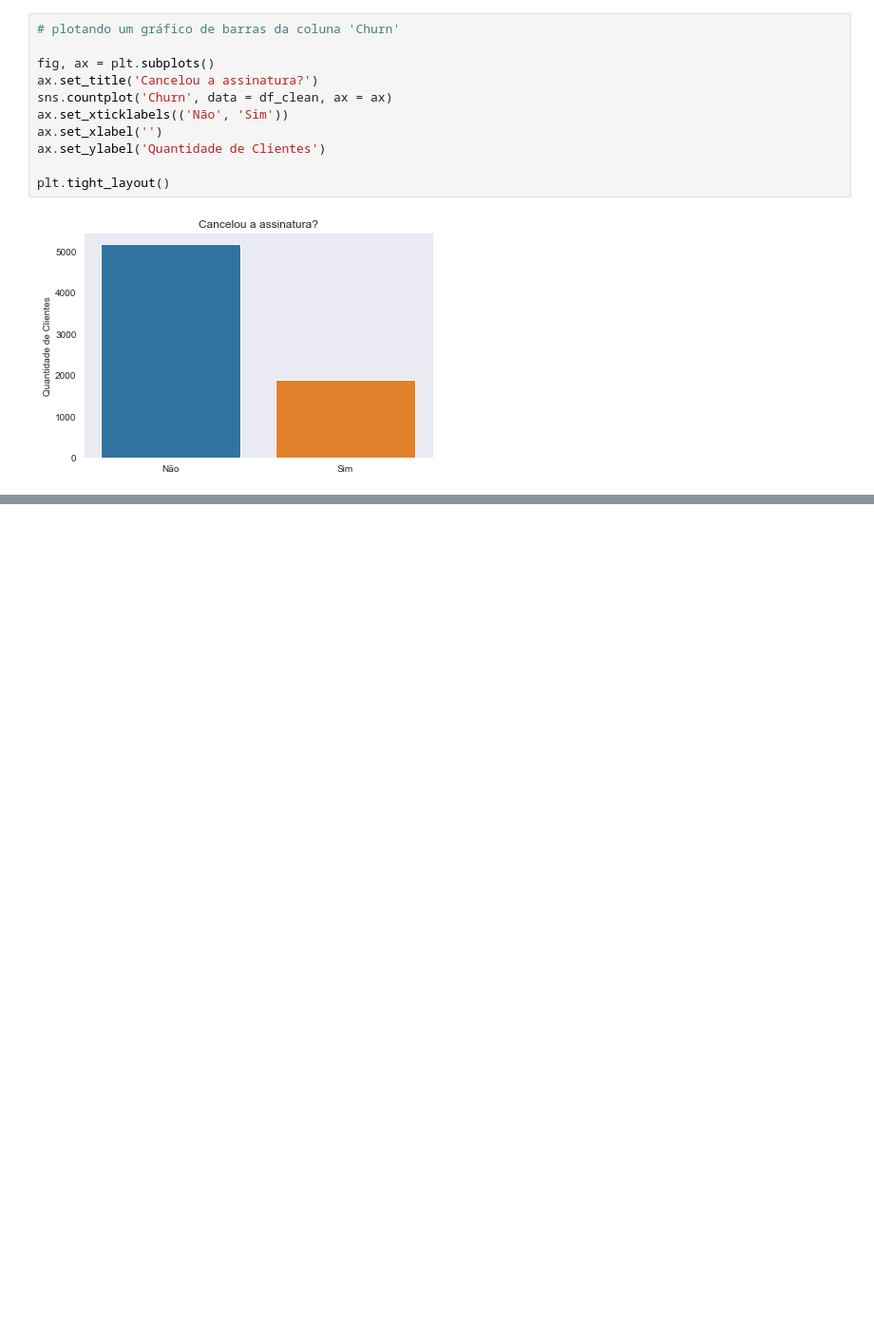
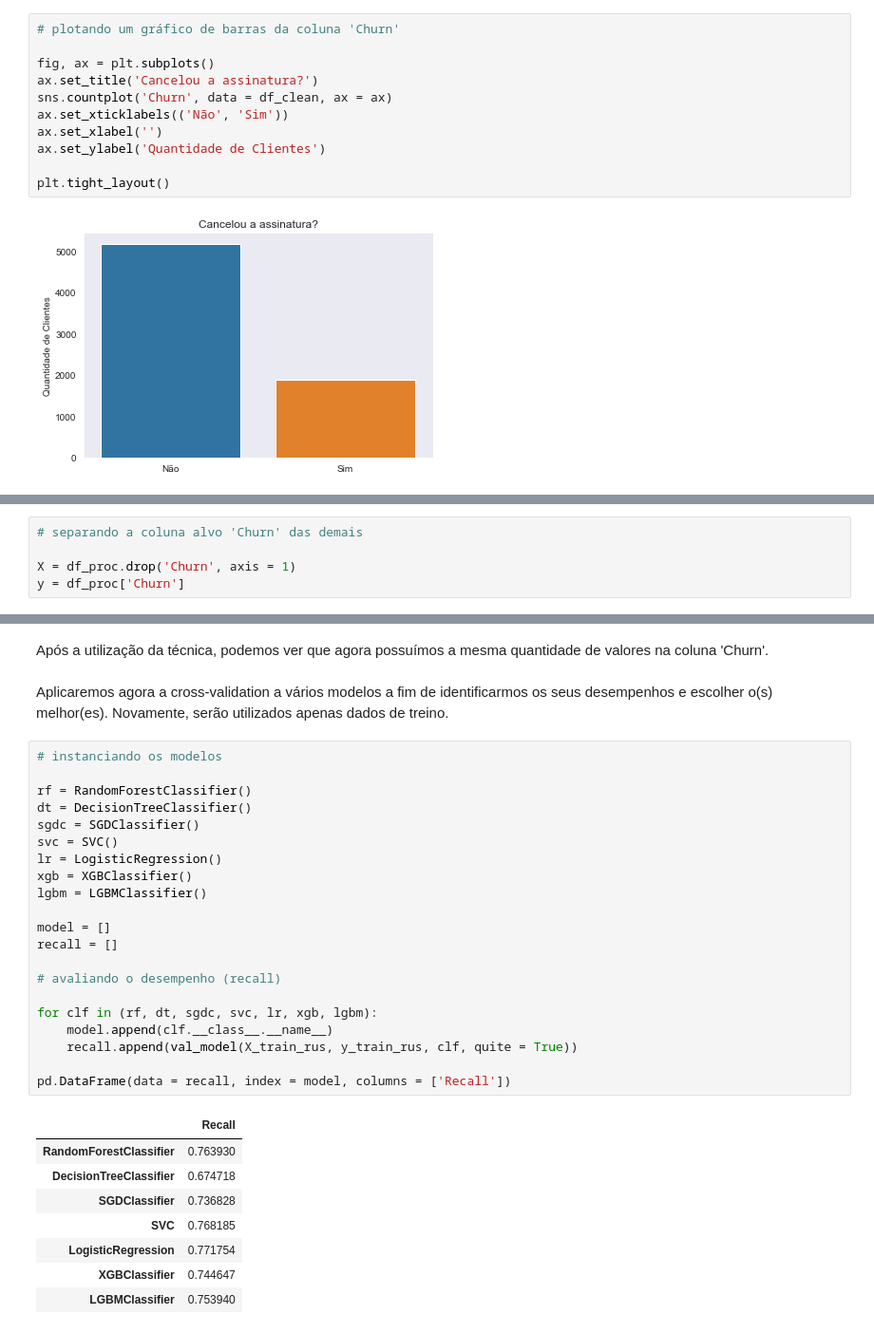
Before and after one commit to henriqueschwabg/data_science, a Jupyter notebook: Churn_Prediction.ipynb, the cells around one changed output, grey strips where cells are left out. Shown at 95% size. Saved outputs shown, nothing was run; the diff lists cells and outputs as text; blank space fills up the shorter version.

```diff
--- a/Churn_Prediction.ipynb
+++ b/Churn_Prediction.ipynb
@@ -447,0 +511,5 @@ df_clean.to_csv('datasets/churn_cleaned.csv', index = False)
+# %%
+# separando a coluna alvo 'Churn' das demais
+
+X = df_proc.drop('Churn', axis = 1)
+y = df_proc['Churn']
@@ -447,0 +574,34 @@ df_clean.to_csv('datasets/churn_cleaned.csv', index = False)
+# %% [markdown]
+Após a utilização da técnica, podemos ver que agora possuímos a mesma quantidade de valores na coluna 'Churn'.
+# %% [markdown]
+Aplicaremos agora a cross-validation a vários modelos a fim de identificarmos os seus desempenhos e escolher o(s) melhor(es). Novamente, serão utilizados apenas dados de treino.
+# %%
+# instanciando os modelos
+
+rf = RandomForestClassifier()
+dt = DecisionTreeClassifier()
+sgdc = SGDClassifier()
+svc = SVC()
+lr = LogisticRegression()
+xgb = XGBClassifier()
+lgbm = LGBMClassifier()
+
+model = []
+recall = []
+
+# avaliando o desempenho (recall)
+
+for clf in (rf, dt, sgdc, svc, lr, xgb, lgbm):
+    model.append(clf.__class__.__name__)
+    recall.append(val_model(X_train_rus, y_train_rus, clf, quite = True))
+
+pd.DataFrame(data = recall, index = model, columns = ['Recall'])
+# %% [output]
+|  | Recall |
+| RandomForestClassifier | 0.763930 |
+| DecisionTreeClassifier | 0.674718 |
+| SGDClassifier | 0.736828 |
+| SVC | 0.768185 |
+| LogisticRegression | 0.771754 |
+| XGBClassifier | 0.744647 |
+| LGBMClassifier | 0.753940 |
```
Also changed, not shown: parts of 37 cells of this notebook.
